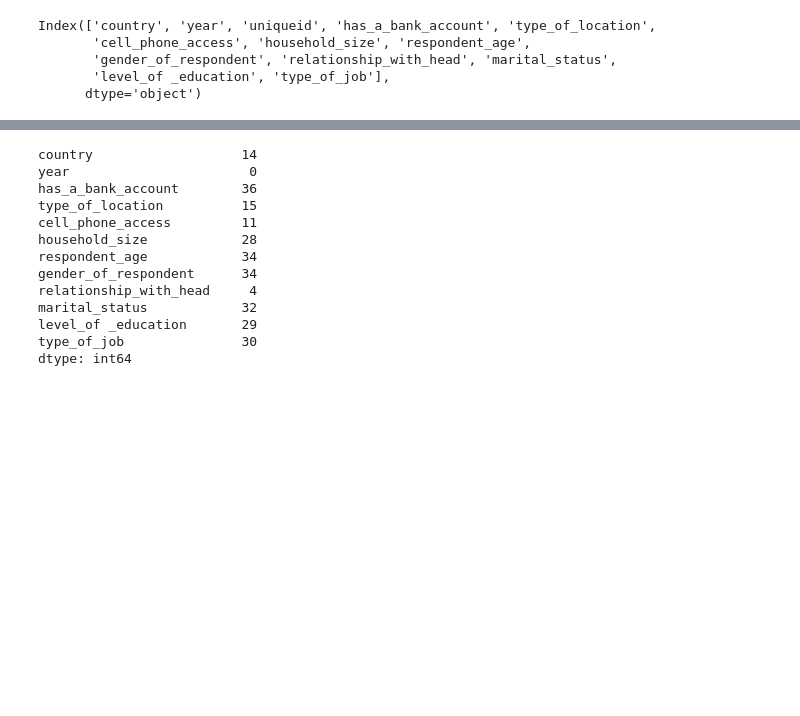
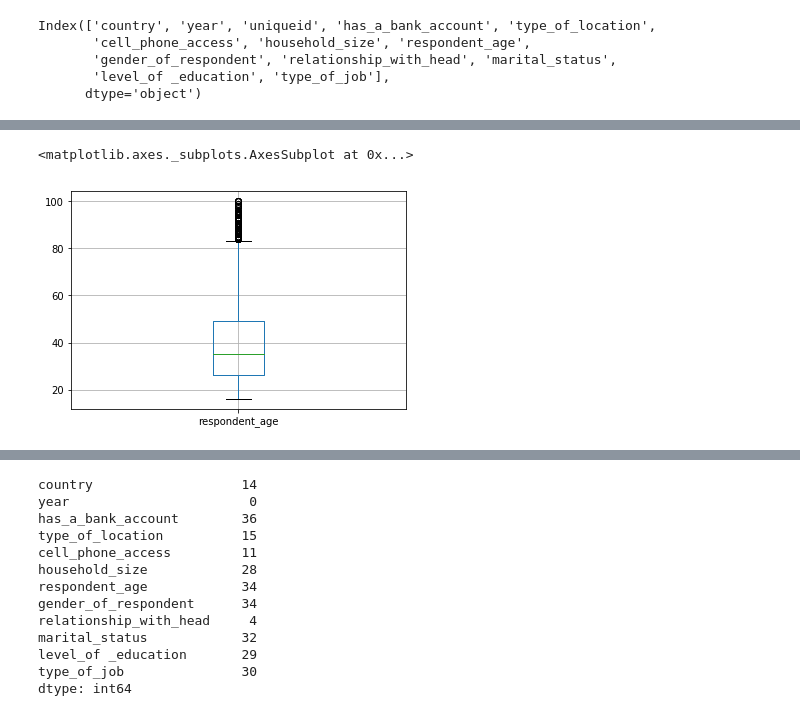
Before and after one commit to mwinzie/Financial-Outcomes, a Jupyter notebook: Moringa_Data_Science_Core_W1_Independent_Project_2019_08_Agnes_Mueni.ipynb, the cells around one changed output, grey strips where cells are left out. Cells and saved outputs as stored; diff of their text form; code cells hidden in the pictures; blank space fills up the shorter version.

```diff
--- a/Moringa_Data_Science_Core_W1_Independent_Project_2019_08_Agnes_Mueni.ipynb
+++ b/Moringa_Data_Science_Core_W1_Independent_Project_2019_08_Agnes_Mueni.ipynb
@@ -129,3 +119,8 @@ Index(['country', 'year', 'uniqueid', 'has_a_bank_account', 'type_of_location',
+# %%
+economic.boxplot(["respondent_age"])
+# %% [output]
+<matplotlib.axes._subplots.AxesSubplot at 0x...>
+[figure, added]
 # %%
 #dropping the rows that are unnecessary
 economic.drop(['uniqueid'], axis = 1, inplace = True)
```
Also changed, not shown: parts of 63 cells of this notebook.
